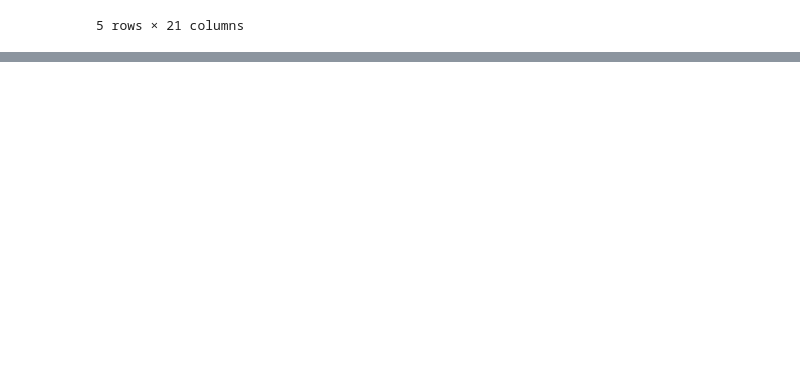
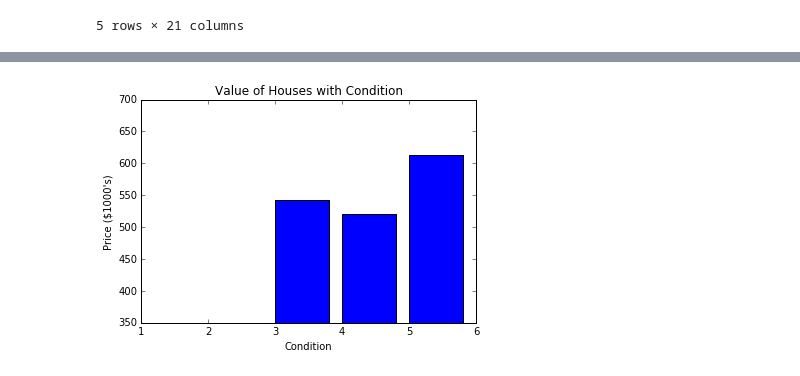
Before and after one commit to chaseWilliams/house_prices, a Jupyter notebook: EDA.ipynb, the cells around one changed output, grey strips where cells are left out. Cells and saved outputs as stored; diff of their text form; code cells hidden in the pictures; blank space fills up the shorter version.

```diff
--- a/EDA.ipynb
+++ b/EDA.ipynb
@@ -37,0 +58,17 @@ plt.show()
+# %%
+conditions = df.iloc[:,(2,10)].values
+conditions[:,1].min(), conditions[:,1].max() # 1, 5
+def condition_avg_price(condition):
+    sub_arr = conditions[conditions[:,1] == condition]
+    return sub_arr[:,0].mean()
+
+prices = np.array([condition_avg_price(x) for x in range(1,6)]) / 1000
+x_axis = np.array(range(1,6))
+plt.bar(x_axis, prices)
+plt.ylim(350, 700)
+plt.title('Value of Houses with Condition')
+plt.xlabel('Condition')
+plt.ylabel('Price ($1000\'s)')
+plt.show()
+# %% [output]
+[figure, added]
```
Also changed, not shown: parts of 3 cells of this notebook, 1 other file.
